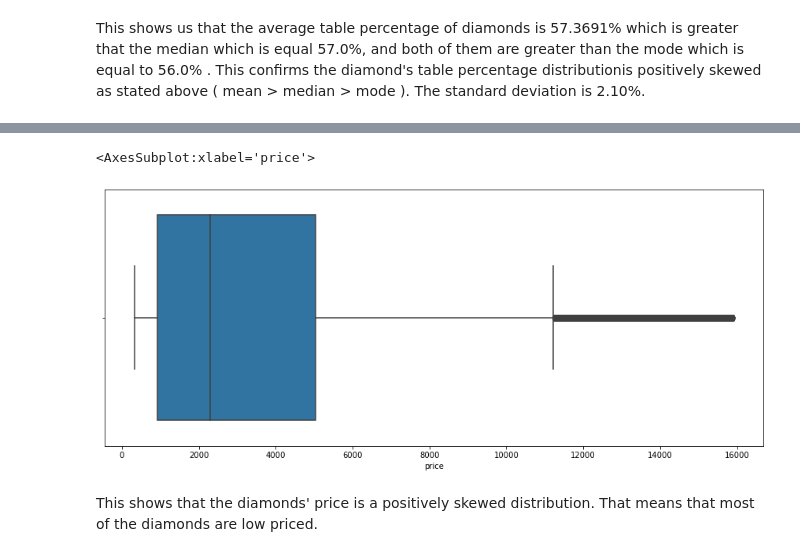
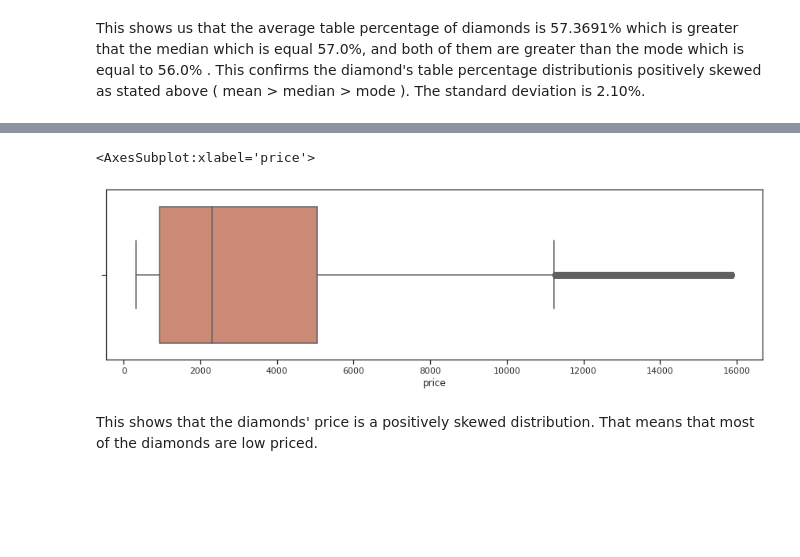
Before and after one commit to Omar-Gebal/Diamonds-Statistical-Analysis-Regression-Classification, a Jupyter notebook: notebook.ipynb, the cells around one changed output, grey strips where cells are left out. Drawn from its saved outputs; the diff is of its cells as text; code cells hidden in the pictures; blank space fills up the shorter version.

```diff
--- a/notebook.ipynb
+++ b/notebook.ipynb
@@ -313,0 +354,19 @@ data['price'].hist(bins=bin_cnt)
+# %%
+import matplotlib as mpl
+
+sns.set_theme(style="ticks")
+
+f, ax = plt.subplots(figsize=(15, 10))
+sns.despine(f)
+
+sns.histplot(
+    data,
+    x="price", hue="cut",
+    multiple="stack",
+    palette="light:m_r",
+    edgecolor=".3",
+    linewidth=.5,
+    log_scale=True,
+)
+ax.xaxis.set_major_formatter(mpl.ticker.ScalarFormatter())
+ax.set_xticks([500, 1000, 2000, 5000, 10000])
@@ -314,9 +380,9 @@ data['price'].hist(bins=bin_cnt)
 # %%
-fig = plt.figure(figsize = (15,6))
-sns.boxplot(x = data['price'])
+fig = plt.figure(figsize=(15, 4))
+sns.boxplot(x=data['price'], color='#da8266')
 # %% [output]
 <AxesSubplot:xlabel='price'>
-[figure, old version]
+[figure, new version]
 # %% [markdown]
 This shows that the diamonds' price is a positively skewed distribution. That means that most of the diamonds are low priced.
 # %%
```
Also changed, not shown: parts of 84 cells of this notebook.
